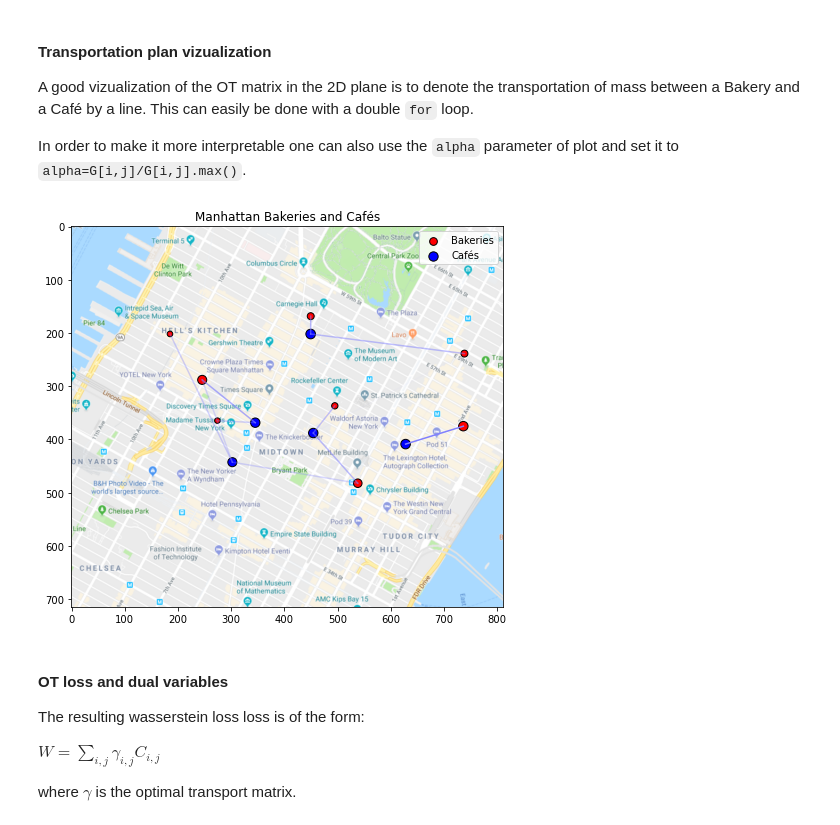
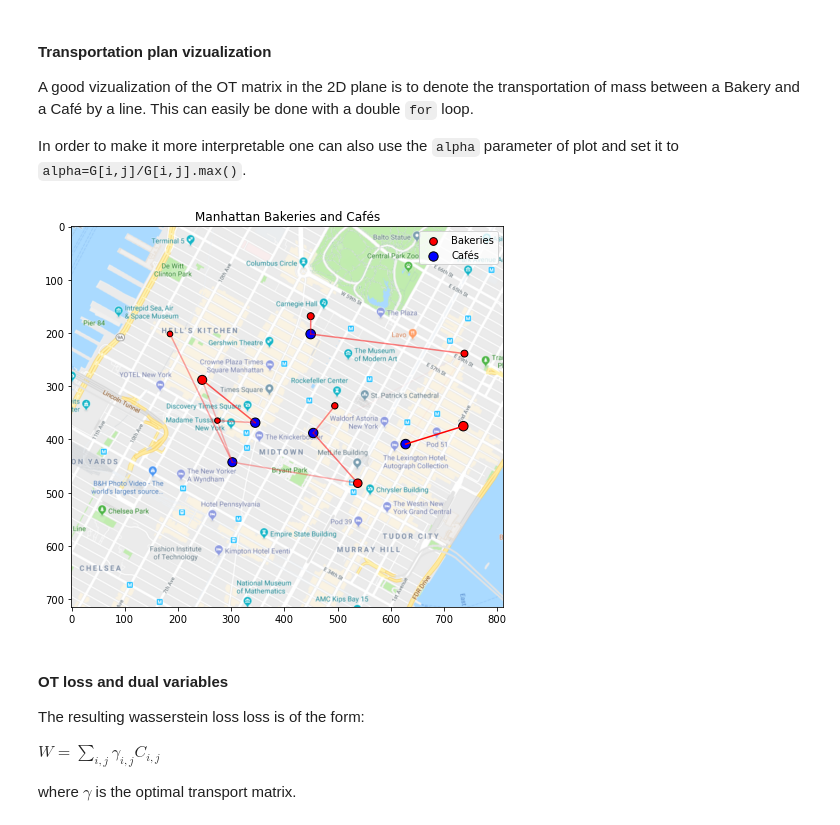
Before and after one commit to HaoPham23/OTML_DS3_2018, a Jupyter notebook: 0_Intro_OT.ipynb, the cells around one changed output. Cells and saved outputs as stored; diff of their text form; code cells hidden in the pictures.

````diff
--- a/0_Intro_OT.ipynb
+++ b/0_Intro_OT.ipynb
@@ -140,17 +156,19 @@ A good vizualization of the OT matrix in the 2D plane is to denote the transport
 
 In order to make it more interpretable one can also use the ```alpha``` parameter of plot and set it to ```alpha=G[i,j]/G[i,j].max()```.
 # %%
-import ot.plot
 pl.figure(2,(8,7))
 pl.clf()
 pl.imshow(Imap,interpolation='bilinear') # plot the map
 pl.scatter(bakery_pos[:,0],bakery_pos[:,1],s=bakery_prod,c='r', edgecolors='k',label='Bakeries')
 pl.scatter(cafe_pos[:,0],cafe_pos[:,1],s=cafe_prod,c='b', edgecolors='k',label='Cafés')
-ot.plot.plot2D_samples_mat(bakery_pos, cafe_pos, G0, c=[.5, .5, 1])
+for src_idx in range(G0.shape[0]):
+    for tg_idx in range(G0.shape[1]):
+        pl.plot([bakery_pos[src_idx, 0], cafe_pos[tg_idx, 0]], [bakery_pos[src_idx, 1], cafe_pos[tg_idx, 1]], alpha=G0[src_idx,tg_idx]/G0.max(), c='r')
+# ot.plot.plot2D_samples_mat(bakery_pos, cafe_pos, G0, c=[.5, .5, 1])
 pl.legend()
 pl.title('Manhattan Bakeries and Cafés');
 # %% [output]
-[figure, old version]
+[figure, new version]
 # %% [markdown]
 #### OT loss and dual variables
 
````
Also changed, not shown: parts of 7 cells of this notebook.
